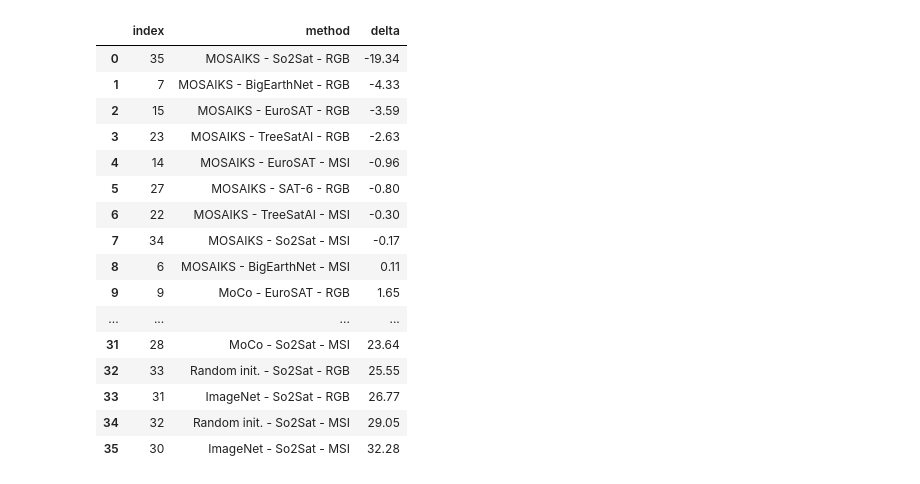
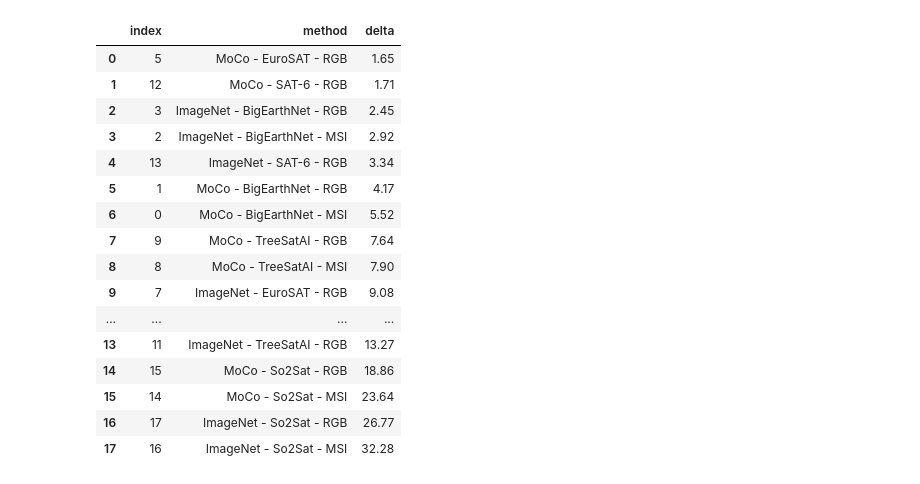
Before and after one commit to isaaccorley/resize-is-all-you-need, a Jupyter notebook: figures/delta_plot.ipynb, the cells around one changed output. Saved outputs shown, nothing was run; the diff lists cells and outputs as text; code cells hidden in the pictures.

```diff
--- a/figures/delta_plot.ipynb
+++ b/figures/delta_plot.ipynb
@@ -13,12 +13,12 @@ bigearthnet = [
     ("MoCo - BigEarthNet - RGB", 4.17),
     ("ImageNet - BigEarthNet - MSI", 2.92),
     ("ImageNet - BigEarthNet - RGB", 2.45),
-    ("Random init. - BigEarthNet - MSI", 5.14),
-    ("Random init. - BigEarthNet - RGB", 4.98),
+    #("Random init. - BigEarthNet - MSI", 5.14),
+    #("Random init. - BigEarthNet - RGB", 4.98),
     #("RCF - BigEarthNet - MSI", 0.11),
     #("RCF - BigEarthNet - RGB", -0.20),
-    ("MOSAIKS - BigEarthNet - MSI", 0.11),
-    ("MOSAIKS - BigEarthNet - RGB", -4.33),
+    #("MOSAIKS - BigEarthNet - MSI", 0.11),
+    #("MOSAIKS - BigEarthNet - RGB", -4.33),
 ]
 
 eurosat = [
@@ -27,12 +27,12 @@ eurosat = [
     #("SeCo - EuroSAT - RGB", 87.57 - 82.31),
     ("ImageNet - EuroSAT - MSI", 89.81 - 78.65),
     ("ImageNet - EuroSAT - RGB", 91.17 - 82.09),
-    ("Random init. - EuroSAT - MSI", 87.19 - 75.10),
-    ("Random init. - EuroSAT - RGB", 73.76 - 59.92),
+    #("Random init. - EuroSAT - MSI", 87.19 - 75.10),
+    #("Random init. - EuroSAT - RGB", 73.76 - 59.92),
     #("RCF - EuroSAT - MSI", 87.41 - 87.56),
     #("RCF - EuroSAT - RGB", 76.90 - 78.85),
-    ("MOSAIKS - EuroSAT - MSI", 90.14 - 91.1),
-    ("MOSAIKS - EuroSAT - RGB", 77.88 - 81.47),
+    #("MOSAIKS - EuroSAT - MSI", 90.14 - 91.1),
+    #("MOSAIKS - EuroSAT - RGB", 77.88 - 81.47),
 ]
 
 treesatai = [
@@ -40,74 +40,74 @@ treesatai = [
     ("MoCo - TreeSatAI - RGB", 7.64),
     ("ImageNet - TreeSatAI - MSI", 10.64),
     ("ImageNet - TreeSatAI - RGB", 13.27),
-    ("Random init. - TreeSatAI - MSI", 13.74),
-    ("Random init. - TreeSatAI - RGB", 5.68),
+    #("Random init. - TreeSatAI - MSI", 13.74),
+    #("Random init. - TreeSatAI - RGB", 5.68),
     #("RCF - TreeSatAI - MSI", 0.16),
     #("RCF - TreeSatAI - RGB", -0.86),
-    ("MOSAIKS - TreeSatAI - MSI", -0.30),
-    ("MOSAIKS - TreeSatAI - RGB", -2.63),
+    #("MOSAIKS - TreeSatAI - MSI", -0.30),
+    #("MOSAIKS - TreeSatAI - RGB", -2.63),
 ]
 
 sat6 = [
     ("MoCo - SAT-6 - RGB", 1.71),
     ("ImageNet - SAT-6 - RGB", 3.34),
-    ("Random init. - SAT-6 - RGB", 6.93),
+    #("Random init. - SAT-6 - RGB", 6.93),
     #("RCF - SAT-6 - RGB", -0.11),
-    ("MOSAIKS - SAT-6 - RGB", -0.80),
+    #("MOSAIKS - SAT-6 - RGB", -0.80),
 ]
 
 so2sat_random = [
     ("MoCo - So2Sat - MSI", 23.64),
     ("MoCo - So2Sat - RGB", 18.86),
     ("ImageNet - So2Sat - MSI", 32.28),
     ("ImageNet - So2Sat - RGB", 26.77),
-    ("Random init. - So2Sat - MSI", 29.05),
-    ("Random init. - So2Sat - RGB", 25.55),
+    #("Random init. - So2Sat - MSI", 29.05),
+    #("Random init. - So2Sat - RGB", 25.55),
     #("RCF - So2Sat Random - MSI", 0.32),
     #("RCF - So2Sat Random - RGB", 1.55),
-    ("MOSAIKS - So2Sat - MSI", -0.17),
-    ("MOSAIKS - So2Sat - RGB", -19.34),
+    #("MOSAIKS - So2Sat - MSI", -0.17),
+    #("MOSAIKS - So2Sat - RGB", -19.34),
 ]
 
 so2sat_culture10 = [
     ("MoCo - So2Sat - MSI", 4.18),
     ("MoCo - So2Sat - RGB", 4.58),
     ("ImageNet - So2Sat - MSI", 8.21),
     ("ImageNet - So2Sat - RGB", 6.77),
-    ("Random init. - So2Sat - MSI", 10.21),
-    ("Random init. - So2Sat - RGB", 5.06),
+    #("Random init. - So2Sat - MSI", 10.21),
+    #("Random init. - So2Sat - RGB", 5.06),
     #("RCF - So2Sat Culture-10 - MSI", 0.13),
     #("RCF - So2Sat Culture-10 - RGB", 0.27),
-    ("MOSAIKS - So2Sat - MSI", -2.65),
-    ("MOSAIKS - So2Sat - RGB", -7.96),
+    #("MOSAIKS - So2Sat - MSI", -2.65),
+    #("MOSAIKS - So2Sat - RGB", -7.96),
 ]
 
 deltas = bigearthnet + eurosat + treesatai + sat6 + so2sat_random #so2sat_culture10
 
 methods = [d[0] for d in deltas]
 deltas = [d[1] for d in deltas]
 data = dict(method=methods, delta=deltas)
 df = pd.DataFrame(data)
 df = df.sort_values("delta", ascending=True).reset_index()
 df
 # %% [output]
 |  | index | method | delta |
-| 0 | 35 | MOSAIKS - So2Sat - RGB | -19.34 |
-| 1 | 7 | MOSAIKS - BigEarthNet - RGB | -4.33 |
-| 2 | 15 | MOSAIKS - EuroSAT - RGB | -3.59 |
-| 3 | 23 | MOSAIKS - TreeSatAI - RGB | -2.63 |
-| 4 | 14 | MOSAIKS - EuroSAT - MSI | -0.96 |
-| 5 | 27 | MOSAIKS - SAT-6 - RGB | -0.80 |
-| 6 | 22 | MOSAIKS - TreeSatAI - MSI | -0.30 |
-| 7 | 34 | MOSAIKS - So2Sat - MSI | -0.17 |
-| 8 | 6 | MOSAIKS - BigEarthNet - MSI | 0.11 |
-| 9 | 9 | MoCo - EuroSAT - RGB | 1.65 |
+| 0 | 5 | MoCo - EuroSAT - RGB | 1.65 |
+| 1 | 12 | MoCo - SAT-6 - RGB | 1.71 |
+| 2 | 3 | ImageNet - BigEarthNet - RGB | 2.45 |
+| 3 | 2 | ImageNet - BigEarthNet - MSI | 2.92 |
+| 4 | 13 | ImageNet - SAT-6 - RGB | 3.34 |
+| 5 | 1 | MoCo - BigEarthNet - RGB | 4.17 |
+| 6 | 0 | MoCo - BigEarthNet - MSI | 5.52 |
+| 7 | 9 | MoCo - TreeSatAI - RGB | 7.64 |
+| 8 | 8 | MoCo - TreeSatAI - MSI | 7.90 |
+| 9 | 7 | ImageNet - EuroSAT - RGB | 9.08 |
 | ... | ... | ... | ... |
-| 31 | 28 | MoCo - So2Sat - MSI | 23.64 |
-| 32 | 33 | Random init. - So2Sat - RGB | 25.55 |
-| 33 | 31 | ImageNet - So2Sat - RGB | 26.77 |
-| 34 | 32 | Random init. - So2Sat - MSI | 29.05 |
-| 35 | 30 | ImageNet - So2Sat - MSI | 32.28 |
+| 13 | 11 | ImageNet - TreeSatAI - RGB | 13.27 |
+| 14 | 15 | MoCo - So2Sat - RGB | 18.86 |
+| 15 | 14 | MoCo - So2Sat - MSI | 23.64 |
+| 16 | 17 | ImageNet - So2Sat - RGB | 26.77 |
+| 17 | 16 | ImageNet - So2Sat - MSI | 32.28 |
 # %%
 colors = ["blue" if x >= 0 else "red" for x in df["delta"]]
 plt.figure(figsize=(15, 10))
```
Also changed, not shown: parts of 2 cells of this notebook, 1 other file.
